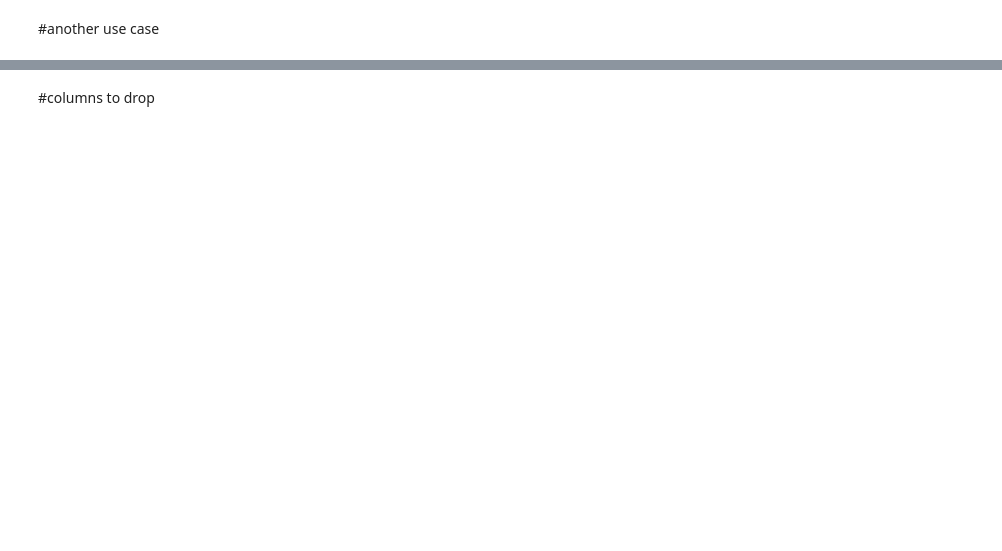
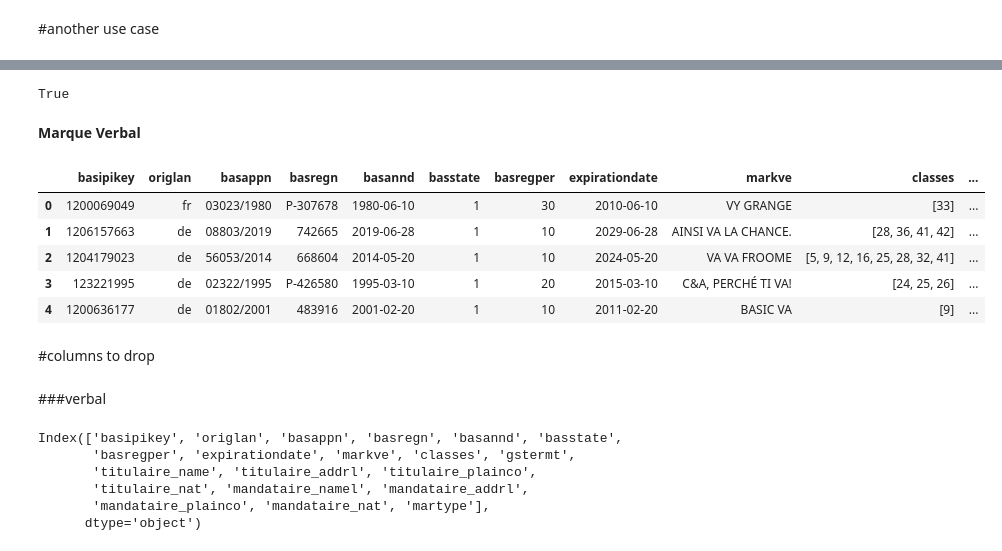
Before and after one commit to Enam88/AI_Projects, a Jupyter notebook: Soap_Python.ipynb, the cells around one changed output, grey strips where cells are left out. Saved outputs shown, nothing was run; the diff lists cells and outputs as text; code cells hidden in the pictures; blank space fills up the shorter version.

```diff
--- a/Soap_Python.ipynb
+++ b/Soap_Python.ipynb
@@ -283,0 +359,8 @@ df.rename(columns = {'classes':'Classes de Nice', 'basappn':'No de la demande',
+# %%
+pdfkit.from_file('df.html', 'out.pdf')
+# %% [output]
+True
+# %% [markdown]
+
+
+**Marque Verbal**
@@ -284,2 +460,61 @@ df.rename(columns = {'classes':'Classes de Nice', 'basappn':'No de la demande',
+# %%
+def parse_verbal_xml(xml_file):
+    import xml.etree.ElementTree as et
+
+    rows = []
+
+    # Parse file
+    xtree = et.parse(xml_file)
+    xroot = xtree.getroot()
+
+    for node in xroot:
+        if node.tag == 'transac':
+            for transac in node:
+                if transac.tag == 'marinfo':
+                    # Marques verbales
+                    markve = transac.find("markve")
+                    if markve is not None:
+                        row = retrieve_verbal_data(transac)
+                        rows.append(row)
+    return rows
+# %%
+#Use function to parse xml file and save in tables
+tables = []
+rows = parse_verbal_xml("/content/response.xml")
+tables.extend(rows)
+# %%
+df_verbal = pd.DataFrame(tables, columns=['basipikey', 'origlan', 'basappn','basregn', 'basannd',
+                                   'basstate', 'basregper', 'expirationdate', 'markve',
+                                   'classes',
+                                   'gstermt',
+                                   'titulaire_name',
+                                   'titulaire_addrl',
+                                   'titulaire_plainco',
+                                   'titulaire_nat',
+                                   'mandataire_namel',
+                                   'mandataire_addrl',
+                                   'mandataire_plainco',
+                                   'mandataire_nat',
+                                   'martype'])
+df_verbal.head()
+# %% [output]
+|  | basipikey | origlan | basappn | basregn | basannd | basstate | basregper | expirationdate | markve | classes | ... |
+| 0 | 1200069049 | fr | 03023/1980 | P-307678 | 1980-06-10 | 1 | 30 | 2010-06-10 | VY GRANGE | [33] | ... |
+| 1 | 1206157663 | de | 08803/2019 | 742665 | 2019-06-28 | 1 | 10 | 2029-06-28 | AINSI VA LA CHANCE. | [28, 36, 41, 42] | ... |
+| 2 | 1204179023 | de | 56053/2014 | 668604 | 2014-05-20 | 1 | 10 | 2024-05-20 | VA VA FROOME | [5, 9, 12, 16, 25, 28, 32, 41] | ... |
+| 3 | 123221995 | de | 02322/1995 | P-426580 | 1995-03-10 | 1 | 20 | 2015-03-10 | C&A, PERCHÉ TI VA! | [24, 25, 26] | ... |
+| 4 | 1200636177 | de | 01802/2001 | 483916 | 2001-02-20 | 1 | 10 | 2011-02-20 | BASIC VA | [9] | ... |
 # %% [markdown]
 #columns to drop
+# %% [markdown]
+###verbal
+# %%
+#df_verbal
+df_verbal.columns
+# %% [output]
+Index(['basipikey', 'origlan', 'basappn', 'basregn', 'basannd', 'basstate',
+       'basregper', 'expirationdate', 'markve', 'classes', 'gstermt',
+       'titulaire_name', 'titulaire_addrl', 'titulaire_plainco',
+       'titulaire_nat', 'mandataire_namel', 'mandataire_addrl',
+       'mandataire_plainco', 'mandataire_nat', 'martype'],
+      dtype='object')
```
Also changed, not shown: parts of 84 cells of this notebook.
